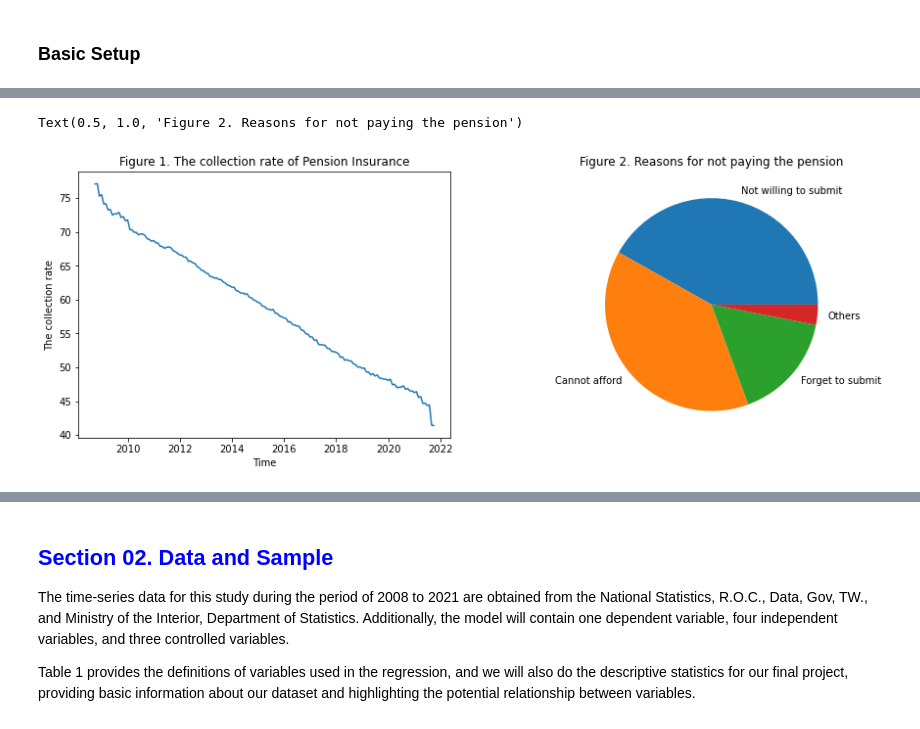
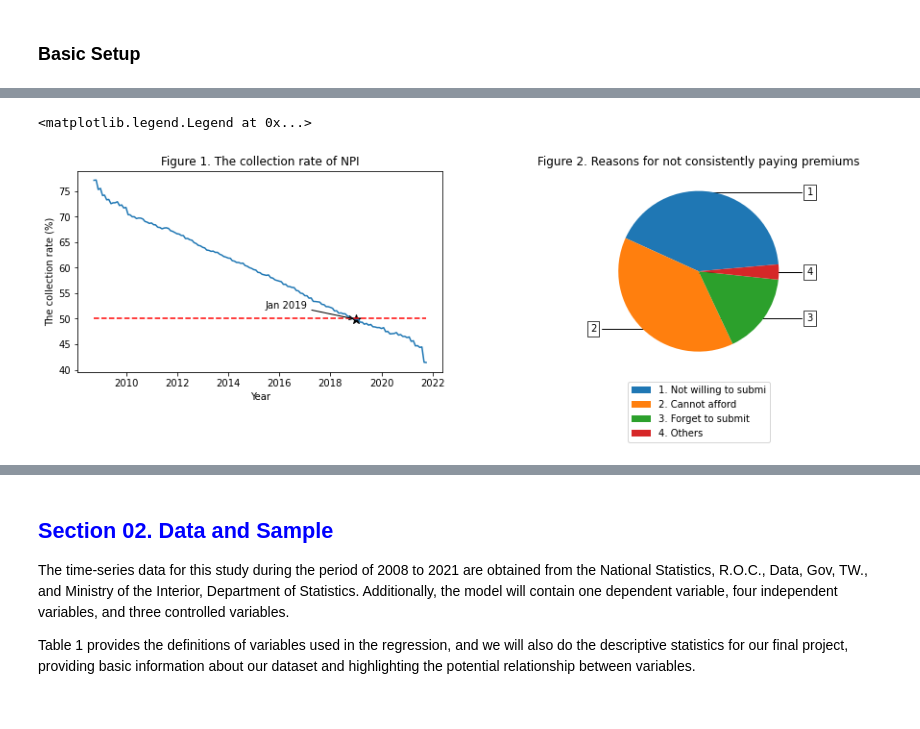
Before and after one commit to Jiayikung/Forcasting-collection-rate-of-Taiwan-Pension, a Jupyter notebook: Kung_Pension_Final.ipynb, the cells around one changed output, grey strips where cells are left out. Drawn from its saved outputs; the diff is of its cells as text; code cells hidden in the pictures.

```diff
--- a/Kung_Pension_Final.ipynb
+++ b/Kung_Pension_Final.ipynb
@@ -95,28 +97,69 @@ The goal of National Pension Insurance is to ensure that these unemployed and ec
 # Read the datasets given in file named 'final_project_data.xlsx'
 df = pd.read_excel('/users/doriskong/Desktop/Forcasting-collection-rate-of-Taiwan-Pension/final_project_data.xlsx', sheet_name='data')
 dff = pd.read_excel('/users/doriskong/Desktop/Forcasting-collection-rate-of-Taiwan-Pension/final_project_data.xlsx', sheet_name='motivation')
+# %%
+from datetime import datetime
+xmin = datetime(2008, 10, 1)
+xmax = datetime(2021, 10, 1)
 # %%
-# Create two plots illustrating the current challenges and difficulties of the policy
+"""
+This section is about to create two plots illustrating
+the current challenges and difficulties of the policy
+"""
 # By using Matplotlib, set the figure size of 15 for the width and 5 for the height (in inches)
-fig = plt.figure(figsize=(15, 5))
+fig = plt.figure(figsize = (15, 5))
 
-# Create a line plot with labels
+# Figure.1
 # Utilize Subplot2grid() Function creating a axes object at a specific location of the grid
-# In this case, we arrange the layout as 1 row and 2 columns, and then place 'Figure 1' in the first column and first row
+# Arrange the layout as 1 row and 2 columns, and then place 'Figure 1' in the first column and first row
 ax1 = plt.subplot2grid((1,2),(0,0))
-plt.plot(dff['month'], df['collect'])
-plt.title('Figure 1. The collection rate of Pension Insurance')
-plt.xlabel('Time')
-plt.ylabel('The collection rate')
+plt.plot(dff['month'], dff['collect'])
+plt.title('Figure 1. The collection rate of NPI')
+ax1.hlines(y = 50, xmin = xmin, xmax = xmax, color = 'r', linestyle = '--')
+plt.xlabel('Year')
+plt.ylabel('The collection rate (%)')
 
-# Create a pie chart with labels
-reasons = ['Not willing to submit', 'Cannot afford', 'Forget to submit',
-        'Others']
-data = [41, 38, 16, 3]
-ax1 = plt.subplot2grid((1,2),(0,1))
-plt.pie(data, labels = reasons)
-plt.title('Figure 2. Reasons for not paying the pension')
+# Boolean variable to check if the first point below 50% has been annotated
+annotated = False
+
+for index, row in dff.iterrows():
+    if row['collect'] < 50 and not annotated:
+        plt.annotate(f"{pd.to_datetime(row['month']).strftime('%b %Y')}", xy=(pd.to_datetime(row['month']), row['collect']),
+                     xytext=(-50, 10), textcoords='offset points', arrowprops=dict(arrowstyle="->", color='black'),
+                     ha='right', va='bottom')
+        plt.scatter(pd.to_datetime(row['month']), row['collect'], marker='*', color='black', s=100)
+        annotated = True  # Set the boolean variable to True to indicate the first point has been annotated
+
+plt.savefig('Figure1.png')
+
+# Figure.2
+ax2 = plt.subplot2grid((1,2),(0,1))
+plt.subplots_adjust(bottom=0.3)
+total = [41, 38, 16, 3]
+plt.title('Figure 2. Reasons for not consistently paying premiums')
+plt.gca().axis("equal")
+patches, texts = pie = plt.pie(total, startangle=5)
+labels = ["1. Not willing to submi",
+          "2. Cannot afford",
+          "3. Forget to submit",
+          "4. Others"]
+
+# Define the properties of the box that appears when annotating each slice
+bbox_props = dict(boxstyle="square,pad=0.3", fc="w", ec="k", lw=0.72)
+arrowprops=dict(arrowstyle="-",connectionstyle="angle,angleA=0,angleB=90")
+kw = dict(xycoords='data',textcoords='data',arrowprops=arrowprops,
+          bbox=bbox_props, zorder=0, va="center")
+
+# Loops through each slice (patch) in the pie chart.
+for i, p in enumerate(patches):
+    ang = (p.theta2 - p.theta1)/2.+p.theta1  # Calculate the angle at the center of the slice
+    y = np.sin(ang/180.*np.pi)  # Calculate the y-coordinate for the annotation
+    x = 1.35*np.sign(np.cos(ang/180.*np.pi))
+    plt.gca().annotate(str(1+i), xy=(0, 0), xytext=( x, y), **kw )  # Annotate each slice with the corresponding number
+
+# Add a legend below the pie chart with the specified labels.
+plt.legend(pie[0],labels, loc="center", bbox_to_anchor=(0.5,-0.2))
 # %% [output]
-Text(0.5, 1.0, 'Figure 2. Reasons for not paying the pension')
+<matplotlib.legend.Legend at 0x...>
-[figure, old version]
+[figure, new version]
 # %% [markdown]
```
Also changed, not shown: parts of 10 cells of this notebook, 2 other files.
